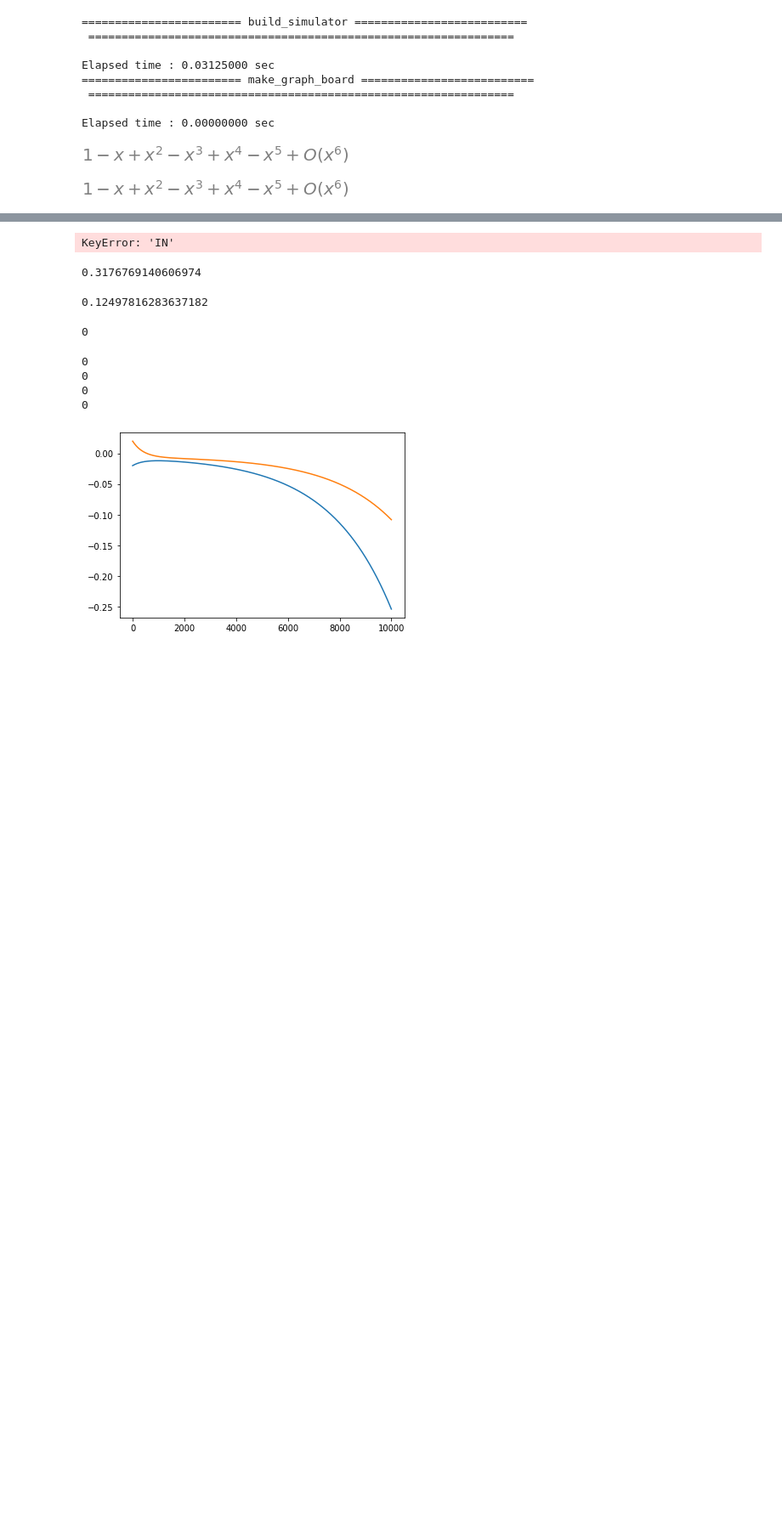
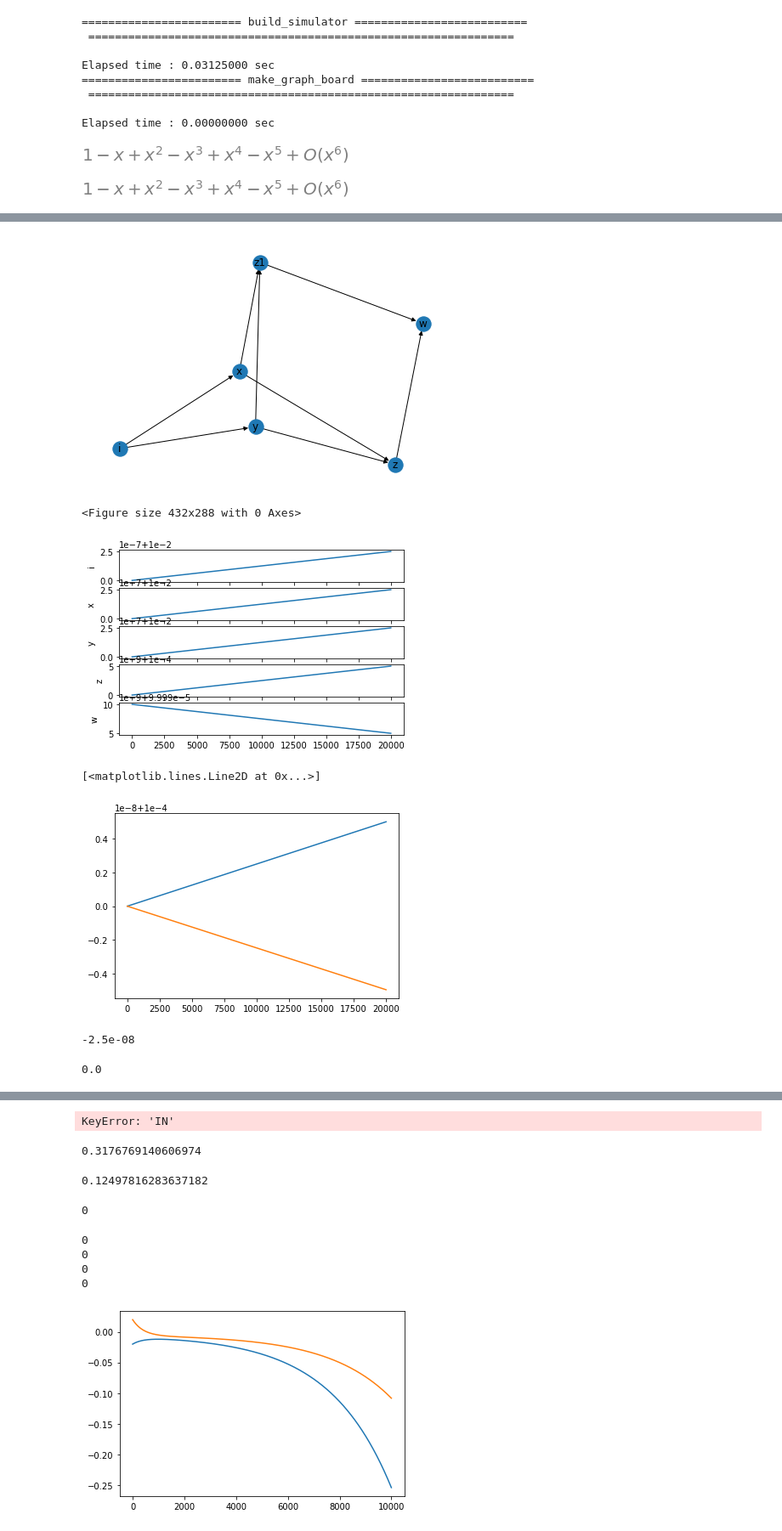
Before and after one commit to arizona95/Brain, a Jupyter notebook: simulator/test.ipynb, the cells around one changed output, grey strips where cells are left out. Shown at 85% size. Cells and saved outputs as stored; diff of their text form; code cells hidden in the pictures; blank space fills up the shorter version.

```diff
--- a/simulator/test.ipynb
+++ b/simulator/test.ipynb
@@ -200,0 +203,77 @@ plt.plot(value['n123S']['history']["v"][:1000])
+# %%
+
+T = 100
+dt = 1/T
+WT = T*200
+value = {}
+e = math.e
+
+I_input = np.arange(WT)/(WT*4000000)+1/100
+
+NG = nx.DiGraph()
+NG.add_node("i", init =1/100)
+NG.add_node("x", init =1/100)
+NG.add_node("y", init =1/100)
+NG.add_node("z", init =1/10000)
+NG.add_node("z1", init =1/10000)
+NG.add_node("w", init =1/10000)
+
+NG.add_edge("i","x",parm=[0,1,0,0])
+NG.add_edge("i","y",parm=[0,1,0,0])
+NG.add_edge("x","z",parm=[1,0,0,0])
+NG.add_edge("y","z",parm=[1,0,0,0])
+NG.add_edge("x","z1",parm=[0,1,0,0])
+NG.add_edge("y","z1",parm=[0,1,0,0])
+NG.add_edge("z1","w",parm=[1,0,0,0])
+NG.add_edge("z","w",parm=[0,-1,0,0])
+
+
+n_list = NG.nodes()
+#regist value
+for node in NG.nodes(data="init") :
+    value[node[0]] = {"v":node[1],"dv":0,"ndv":0,"history":{"v":[node[1]], "dv":[0]}}
+
+for i in range (WT):
+
+    # dv change
+    for edge in NG.edges(data="parm"):
+        dvplus = rel(value[edge[0]]["v"],value[edge[0]]["ndv"],edge[2])
+        value[edge[1]]["dv"] += dvplus
+        #value[edge[0]]["dv"] -= dvplus
+
+
+    # value change
+    for node in value:
+        value[node]["v"] += value[node]["dv"]
+        # history apepnd
+        value[node]["history"]["v"].append(value[node]["v"])
+        value[node]["history"]["dv"].append(value[node]["dv"])
+        # ndv update
+        value[node]["ndv"]= value[node]["dv"]
+        # dv init
+        value[node]["dv"]=0
+
+    # input
+    value["i"]["dv"] = I_input[i] -value["i"]["v"]
+
+
+graph_show(NG)
+show_history(value,['i','x','y','z','w'],"v")
+
+
+plt.plot(np.array(value['x']['history']["v"])*np.array(value['y']['history']["v"]))
+plt.plot(np.array(value['w']['history']["v"]))
+# %% [output]
+[figure, added]
+<Figure size 432x288 with 0 Axes>
+[figure, added]
+[<matplotlib.lines.Line2D at 0x...>]
+[figure, added]
+# %%
+value['w']['history']["v"][5]
+# %% [output]
+-2.5e-08
+# %%
+value['w']['history']["v"][5]
+# %% [output]
+0.0
```
Also changed, not shown: parts of 3 cells of this notebook, 6 other files.
